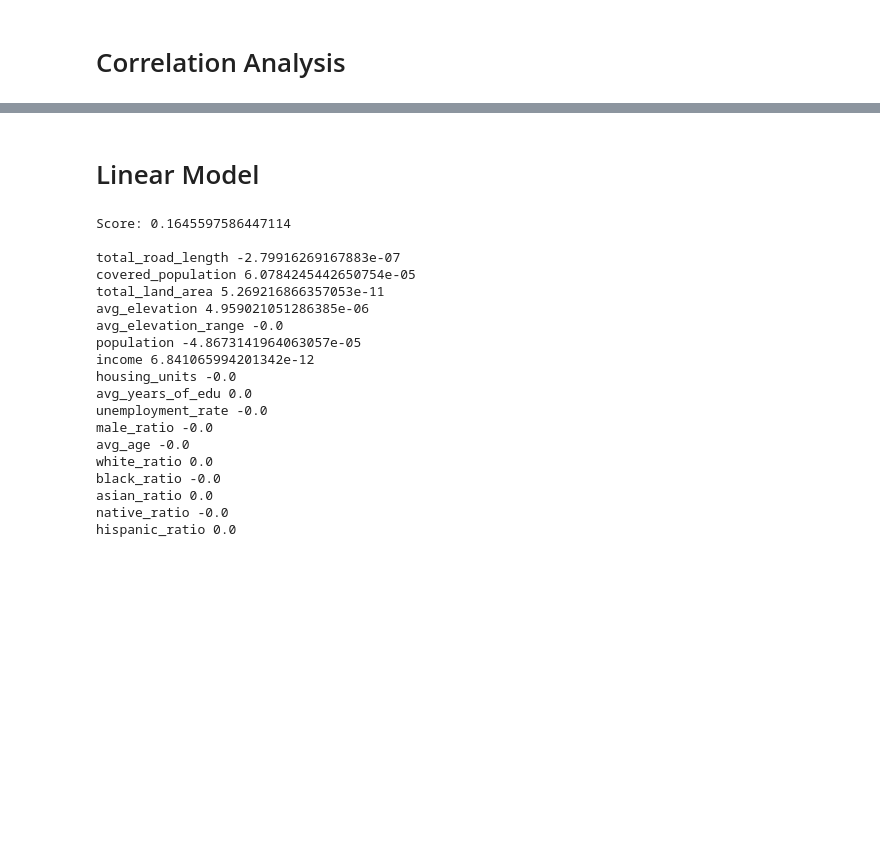
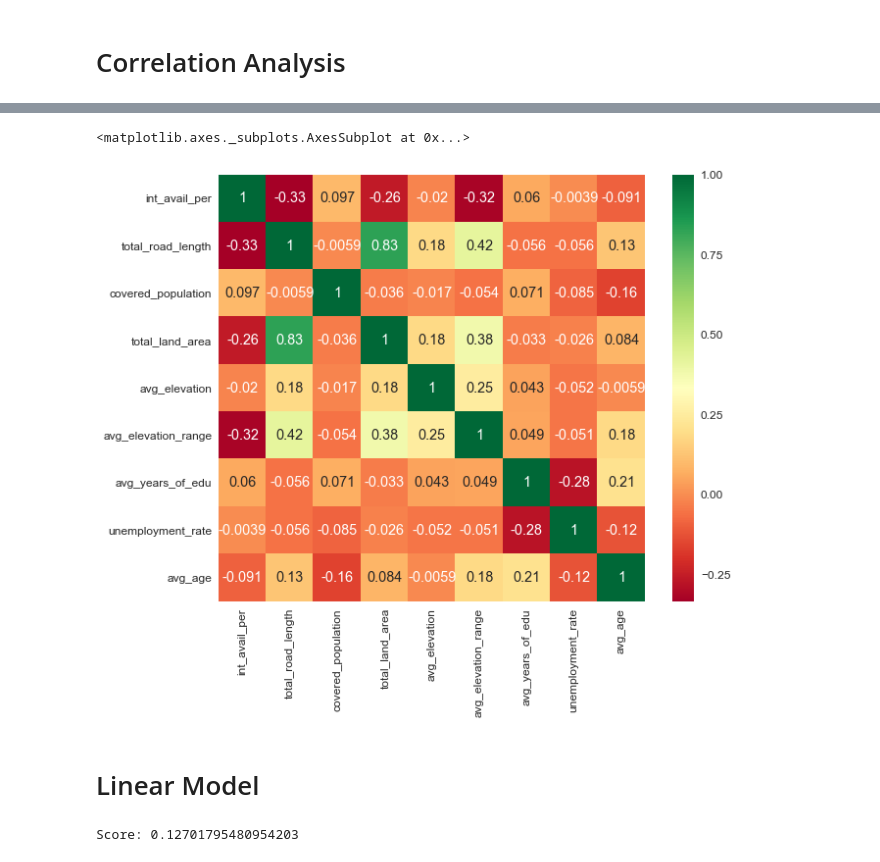
Before and after one commit to fccdsicapstone/data-exploration, a Jupyter notebook: internet_access_rate_analysis_model.ipynb, the cells around one changed output, grey strips where cells are left out. Cells and saved outputs as stored; diff of their text form; code cells hidden in the pictures; blank space fills up the shorter version.

```diff
--- a/internet_access_rate_analysis_model.ipynb
+++ b/internet_access_rate_analysis_model.ipynb
@@ -188,3 +191,12 @@ existing_data.corr()
+# %%
+corr = existing_data.corr()
+
+sns.set(font_scale=1.2)
+fig, ax = plt.subplots(figsize=(10, 8))
+sns.heatmap(corr, ax=ax, cmap='RdYlGn', square=True, annot=True)
+# %% [output]
+<matplotlib.axes._subplots.AxesSubplot at 0x...>
+[figure, added]
 # %% [markdown]
 # Linear Model
 # %%
@@ -199,27 +211,6 @@ X_train, X_test, y_train, y_test = train_test_split(X, y, test_size=0.2)
 model = Lasso()
 model.fit(X_train, y_train)
 score = model.score(X_test, y_test)
-print("Score: " + str(score) + "\n")
-
-for x, y in zip(X.columns, model.coef_):
-    print (x, y)
+print("Score:", score)
 # %% [output]
-Score: 0.1645597586447114
-
-total_road_length -2.79916269167883e-07
-covered_population 6.0784245442650754e-05
-total_land_area 5.269216866357053e-11
-avg_elevation 4.959021051286385e-06
-avg_elevation_range -0.0
-population -4.8673141964063057e-05
-income 6.841065994201342e-12
-housing_units -0.0
-avg_years_of_edu 0.0
-unemployment_rate -0.0
-male_ratio -0.0
-avg_age -0.0
-white_ratio 0.0
-black_ratio -0.0
-asian_ratio 0.0
-native_ratio -0.0
-hispanic_ratio 0.0
+Score: 0.12701795480954203
```
Also changed, not shown: parts of 12 cells of this notebook, 1 other file.
